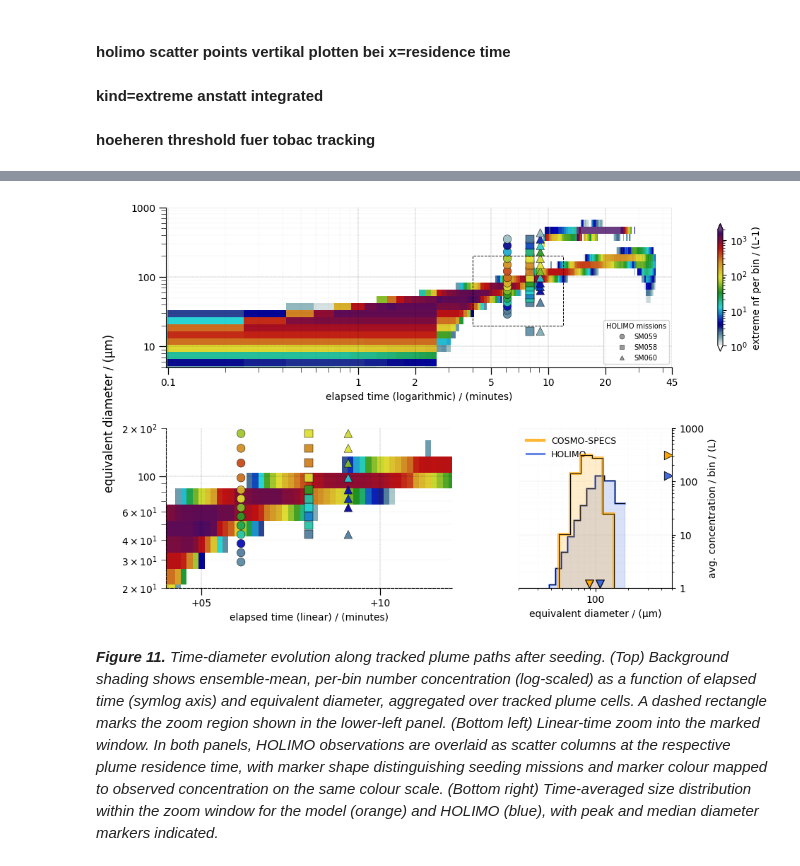
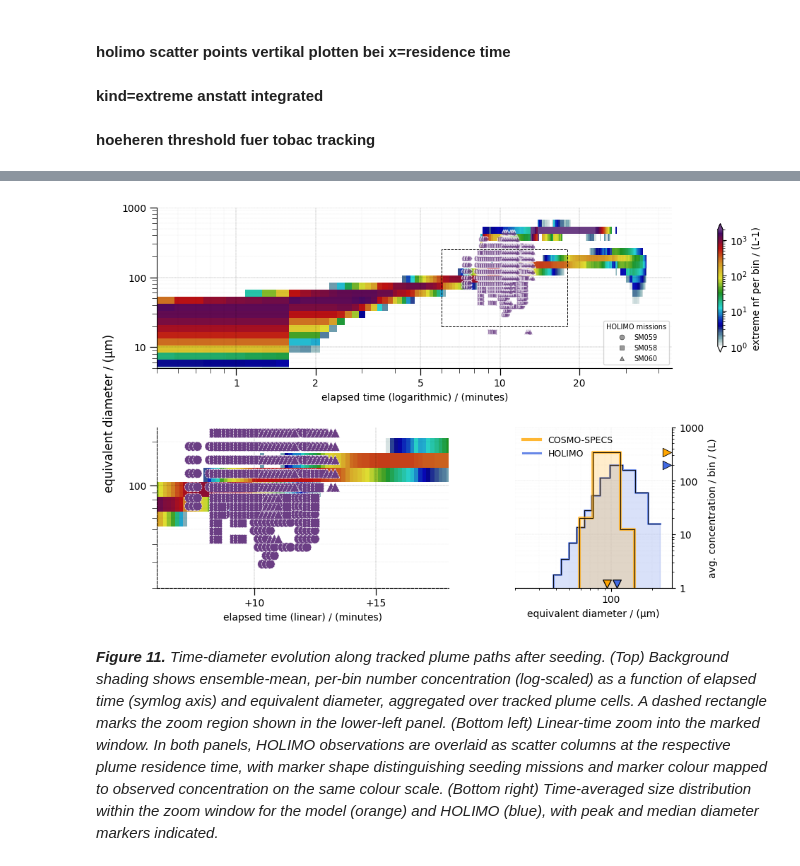
Before and after one commit to KarlJohnsonnn/polarcap_analysis, a Jupyter notebook: notebooks/03-plume-lagrangian-evolution.ipynb, the cells around one changed output, grey strips where cells are left out. Drawn from its saved outputs; the diff is of its cells as text; code cells hidden in the pictures.

```diff
--- a/notebooks/03-plume-lagrangian-evolution.ipynb
+++ b/notebooks/03-plume-lagrangian-evolution.ipynb
@@ -23,13 +23,15 @@ is_server: False
 # %%
 from __future__ import annotations
 
-import sys
+import sys, os
 from pathlib import Path
 import numpy as np
 import xarray as xr
+import pandas as pd
 import matplotlib.pyplot as plt
 from utilities import _assign_elapsed_time, _prepare_da
 from matplotlib.lines import Line2D
+from matplotlib.colors import LogNorm as _LogNorm
 
 
 xr.set_options(keep_attrs=True)
@@ -50,7 +52,8 @@ from utilities.plotting import create_new_jet3
 # Colormaps for plume-path (ice + transition + BkBl; soft for overlay)
 new_jet4 = create_new_jet3(1024)
 new_jet3 = create_new_jet3()
-CMAP = create_fade_cmap(make_pastel(new_jet3, desaturation=0.25, darken=0.90), n_fade=2)
+new_jet3_soft = create_fade_cmap(make_pastel(new_jet3, desaturation=0.25, darken=0.90), n_fade=2)
+CMAP = new_jet3_soft
 # %%
 # ---- user config ----\n
 PROCESSED_ROOT = Path("../data/processed")
@@ -89,4 +92,7 @@ print(diag.to_string(index=False))
                                 run status  n_cells  n_time            time_min            time_max  has_var  n_time_in_xlim  finite_in_xlim
    400m, inp 1e6, ccn 0 (spherical)     ok        3     248 2023-01-25T12:23:20 2023-01-25T13:04:30     True             211            6267
 400m, inp 1e6, ccn 400 (columnar 2)     ok        5     289 2023-01-25T12:23:50 2023-01-25T13:11:50     True             211           12066
+# %%
+def _mb(ds, threshold=0.0):
+    return xr.where(ds>threshold, ds, np.nan)
 # %%
@@ -201,6 +251,14 @@ for kind in all_kinds:
 #
 if not ensemble_datasets["Ensemble Mean"]:
     ensemble_datasets = datasets  # Fallback
+# %%
+
+ds_holimo = prepare_holimo_for_overlay(
+        holimo_file,
+        time_window_holimo,
+        resample_s=10,
+        smoothing_time_bins=3,
+        min_coverage_frac=0.01)
 # %% [markdown]
 # Plot configuration starts here
 # %%
@@ -294,5 +328,8 @@ float_fmt = plt.FuncFormatter(lambda x, _: f'{x:.3f}'.rstrip('0').rstrip('.') if
 # %%
 # ======================== HELPERS ========================
+import enum
+
+
 def _diam_log_edges(centers):
     """Log-spaced bin edges from diameter centers."""
     c = np.unique(np.sort(centers[np.isfinite(centers) & (centers > 0)]))
@@ -355,10 +392,13 @@ pmesh_ref = None
 for ax_pm, (fmt, panel_key) in [(ax_symlog, (SCALE_STYLE[0], SCALE_STYLE[0])),
                                 (ax_elapsed, (SCALE_STYLE[1], SCALE_STYLE[1]))]:
     xr_, yr_, zr_ = PANEL_LIMS[panel_key]
-    _, _, pmesh = plot_plume_path_sum(
-        ensemble_datasets, x_axis_fmt=fmt, zlim=zr_,
-        axes_override=[ax_pm], cbar_kwargs=CBAR_KW, **PMESH_KW)
-    ax_pm.set_xlim(xr_); ax_pm.set_ylim(yr_)
+    _, _, pmesh = plot_plume_path_sum(  ensemble_datasets,
+                                        x_axis_fmt=fmt,
+                                        zlim=zr_,
+                                        axes_override=[ax_pm],
+                                            cbar_kwargs=CBAR_KW,
+                                            **PMESH_KW)
+    ax_pm.set(xlim=xr_, ylim=yr_)
     if pmesh_ref is None:
         pmesh_ref = pmesh
 
@@ -381,25 +421,47 @@ unit = ensemble_datasets[next(iter(ensemble_datasets))][KIND]["nf"].attrs.get("u
 fig.colorbar(pmesh_ref, ax=ax_symlog, **CBAR_KW).set_label(rf"{KIND} nf per bin / ({unit})")
 
 
-# ======================== 2. HOLIMO SCATTER AT GROWTH TIMES ========================
-da_holimo = ds_hd10[HOLIMO_VAR] * UNIT_CONVERSION
+# ======================== 2. HOLIMO SCATTER: 1-min RESAMPLED TIME SERIES ========================
+da_holimo = DS_OBS[HOLIMO_VAR] * UNIT_CONVERSION
+
 mission_profiles = []
 for im, (oid, (tlo, thi)) in enumerate(zip(obs_ids, time_frames_plume)):
     da_sel = da_holimo.sel(time=slice(tlo, thi))
-    prof = xr.where(da_sel > THRESHOLD, da_sel, np.nan).mean(dim="time", skipna=True)
-    d = np.asarray(prof["diameter"].values, dtype=float)
-    v = np.asarray(prof.values, dtype=float)
-    ok = np.isfinite(v) & (v > 0)
-    if ok.any():
-        mission_profiles.append((oid, growth_times_min[im], d[ok], v[ok]))
+    da_sel = xr.where(da_sel > THRESHOLD, da_sel, np.nan)
+    # Resample to 1-min time series (mean concentration per diameter per minute)
+    da_1min = da_sel#.resample(time="10s").mean(dim="time", skipna=True)
+    seed_t = np.datetime64(seeding_start_times[im])
+    diam = np.asarray(da_1min["diameter"].values, dtype=float)
 
-for ax_sc in (ax_symlog, ax_elapsed):
-    for im, (oid, gt, d, v) in enumerate(mission_profiles):
-        ax_sc.scatter(np.full_like(d, gt), d, c=v, marker=MISSION_MARKERS[im], **SCATTER_KW)
+    x_elapsed = []
+    y_diam = []
+    c_conc = []
+    for it in range(da_1min.sizes["time"]):
+        t = da_1min.time.values[it]
+        elapsed_min = float((np.datetime64(t) - seed_t) / np.timedelta64(1, "m"))
+        if elapsed_min < 0:
+            continue
+        v = np.asarray(da_1min.isel(time=it).values, dtype=float).ravel()
+        ok = np.isfinite(v) & (v > THRESHOLD)
+        if not ok.any():
+            continue
+        n = int(ok.sum())
+        x_elapsed.extend([elapsed_min] * n)
+        y_diam.extend(diam[ok])
+        c_conc.extend(v[ok])
+
+    if x_elapsed:
+        x_elapsed = np.array(x_elapsed)
+        y_diam = np.array(y_diam)
+        c_conc = np.array(c_conc)
+        for i, (ax_sc, scat_kw) in enumerate(zip((ax_symlog, ax_elapsed), (SCATTER_KW, SCATTER_KW2))):
+            ax_sc.scatter(x_elapsed, y_diam, c=c_conc, marker=MISSION_MARKERS[im],
+                          s=MISSION_MSIZES[im]+i*60, **scat_kw)
+    mission_profiles.append((oid,))
 
 # Mission legend
 ax_symlog.legend(
-    handles=[Line2D([0],[0], marker=MISSION_MARKERS[j], ls="None", mfc="grey", mec="black",
+    handles=[Line2D([0], [0], marker=MISSION_MARKERS[j], ls="None", mfc="grey", mec="black",
                     mew=0.4, ms=5, alpha=0.8, label=mission_profiles[j][0])
              for j in range(len(mission_profiles))],
     title="HOLIMO missions", fontsize=7, title_fontsize=7, loc="lower right", framealpha=0.8)
@@ -407,9 +469,9 @@ ax_symlog.legend(
 
 # ======================== 3. HISTOGRAM: MODEL vs HOLIMO ========================
 run_label = next(k for k, v in ensemble_datasets.items() if isinstance(v.get(KIND), xr.Dataset))
-da_model_elapsed = _assign_elapsed_time(
-    _prepare_da(ensemble_datasets[run_label][KIND], "nf", sum_cell=True).sel(time=slice(*XLIM)),
-    MODEL_SEED)
+da_model_elapsed = _assign_elapsed_time( _prepare_da(
+    ensemble_datasets[run_label][KIND], "nf", sum_cell=True
+     ).sel(time=slice(*XLIM)),MODEL_SEED)
 
 yr_el = PANEL_LIMS["elapsed"][1]
 diam_mod = np.asarray(da_model_elapsed["diameter"].sel(diameter=slice(*yr_el)).values, dtype=float)
@@ -486,6 +548,8 @@ ax_symlog.set_title("");  ax_symlog.set_xlabel("elapsed time (logarithmic) / (mi
 ax_elapsed.set_xlabel("elapsed time (linear) / (minutes)")
 ax_elapsed.yaxis.set_major_formatter(float_fmt)
 fig.supylabel("equivalent diameter / (µm)")
-
-fig.savefig("output/figure12_ensemble_mean_plume_path_foo.png", dpi=500, bbox_inches="tight")
+ax_symlog.set_xlim(PANEL_LIMS['symlog'][0])
+png="output/figure12_ensemble_mean_plume_path_foo.png"
+fig.savefig(png, dpi=500, bbox_inches="tight")
+print(png)
 # %% [output]
@@ -492,4 +557,4 @@ fig.savefig("output/figure12_ensemble_mean_plume_path_foo.png", dpi=500, bbox_in
-[figure, old version]
+[figure, new version]
 # %% [markdown]
 ***Figure 11.** Time-diameter evolution along tracked plume paths after seeding. (Top) Background shading shows ensemble-mean, per-bin number concentration (log-scaled) as a function of elapsed time (symlog axis) and equivalent diameter, aggregated over tracked plume cells. A dashed rectangle marks the zoom region shown in the lower-left panel. (Bottom left) Linear-time zoom into the marked window. In both panels, HOLIMO observations are overlaid as scatter columns at the respective plume residence time, with marker shape distinguishing seeding missions and marker colour mapped to observed concentration on the same colour scale. (Bottom right) Time-averaged size distribution within the zoom window for the model (orange) and HOLIMO (blue), with peak and median diameter markers indicated.*
 # %%
```
Also changed, not shown: parts of 7 cells of this notebook, 4 other files.
